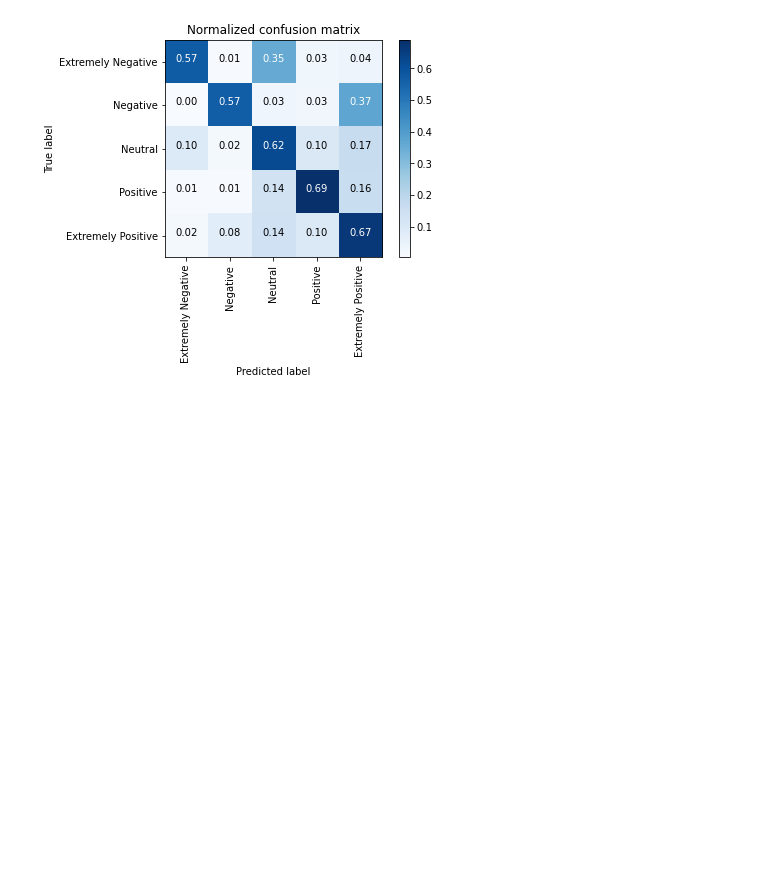
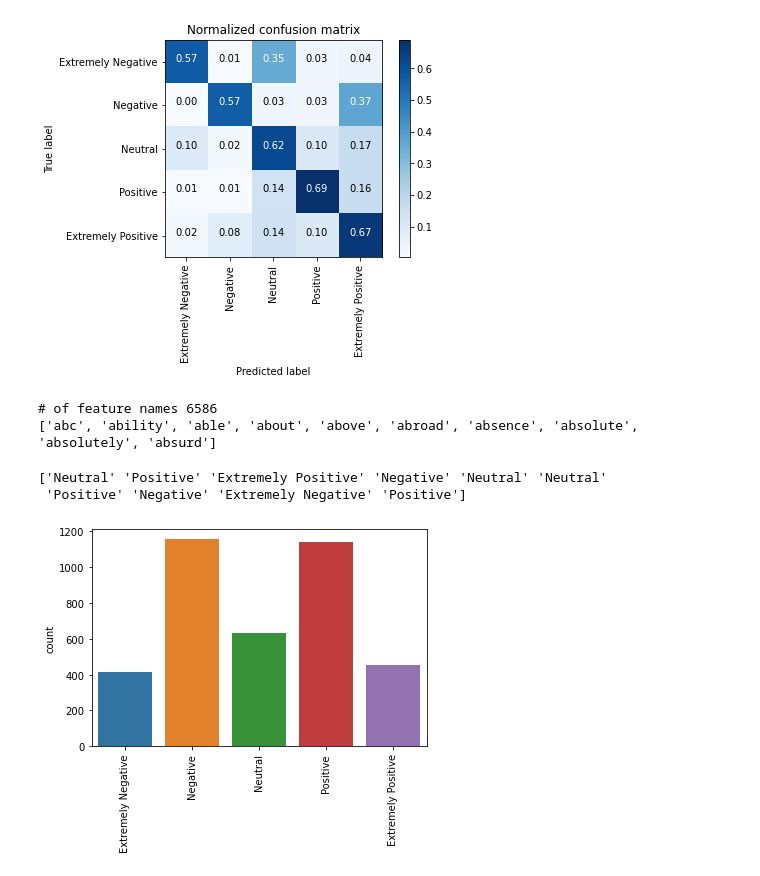
Before and after one commit to mengyanl/Corona_Tweet, a Jupyter notebook: Tweet_Sentiment_Final_SVC_metrics.ipynb, the cells around one changed output. Drawn from its saved outputs; the diff is of its cells as text; code cells hidden in the pictures; blank space fills up the shorter version.

Commit message:
added final test using tuned SVC

```diff
--- a/Tweet_Sentiment_Final_SVC_metrics.ipynb
+++ b/Tweet_Sentiment_Final_SVC_metrics.ipynb
@@ -311,3 +432,6 @@ UserName
 3807    [due, covid, retail, store, clasrom, atlanta, ...
 3808    [corona, preventionwe, should, stop, buy, thin...
 Name: Tokens, dtype: object
+# %%
+test['Tokens'] = test['Tokens'].apply(lambda x: lemmatizer_on_text(x))
+test['Tokens'].head(10)
@@ -332,3 +469,6 @@ Try using .loc[row_indexer,col_indexer] = value instead
 
 See the caveats in the documentation: https://pandas.pydata.org/pandas-docs/stable/user_guide/indexing.html#returning-a-view-versus-a-copy
   tweet['text'] = tweet["Tokens"].map(' '.join)
+# %%
+test['text'] = test["Tokens"].map(' '.join)
+print(test['text'].head(10))
@@ -518,3 +632,40 @@ Normalized confusion matrix
  [0.02 0.08 0.14 0.1  0.67]]
 [figure]
 [figure]
+# %%
+## Final model using X, y to train
+X = tweet['text']
+y = tweet['Sentiment']
+
+# Initialize a TfidfVectorizer object: tfidf_vectorizer
+tfidf = TfidfVectorizer(min_df = 10, max_df = 0.7)
+
+# Transform the training data for final model
+tfidf_final = tfidf.fit_transform(X)
+
+# Transform the test data for final model
+tfidf_test_final = tfidf.transform(test['text'])
+
+# Print the first 10 features
+print('# of feature names', len(tfidf.get_feature_names()))
+print(tfidf.get_feature_names()[:10])
+# %% [output]
+# of feature names 6586
+['abc', 'ability', 'able', 'about', 'above', 'abroad', 'absence', 'absolute', 'absolutely', 'absurd']
+# %%
+# final model using the tuning SVC
+SVCmodel_final = SVC(C=100, degree=0, gamma=1, kernel='rbf')
+SVCmodel_final.fit(tfidf_final, y)
+
+y_pred_final = SVCmodel_final.predict(tfidf_test_final)
+print(y_pred_final[:10])
+# %% [output]
+['Neutral' 'Positive' 'Extremely Positive' 'Negative' 'Neutral' 'Neutral'
+ 'Positive' 'Negative' 'Extremely Negative' 'Positive']
+# %%
+order = ['Extremely Negative', 'Negative', 'Neutral','Positive','Extremely Positive']
+sns.countplot(x = y_pred_final, order = order)
+plt.xticks(rotation = 90)
+plt.show()
+# %% [output]
+[figure, added]
```
Also changed, not shown: parts of 13 cells of this notebook.
